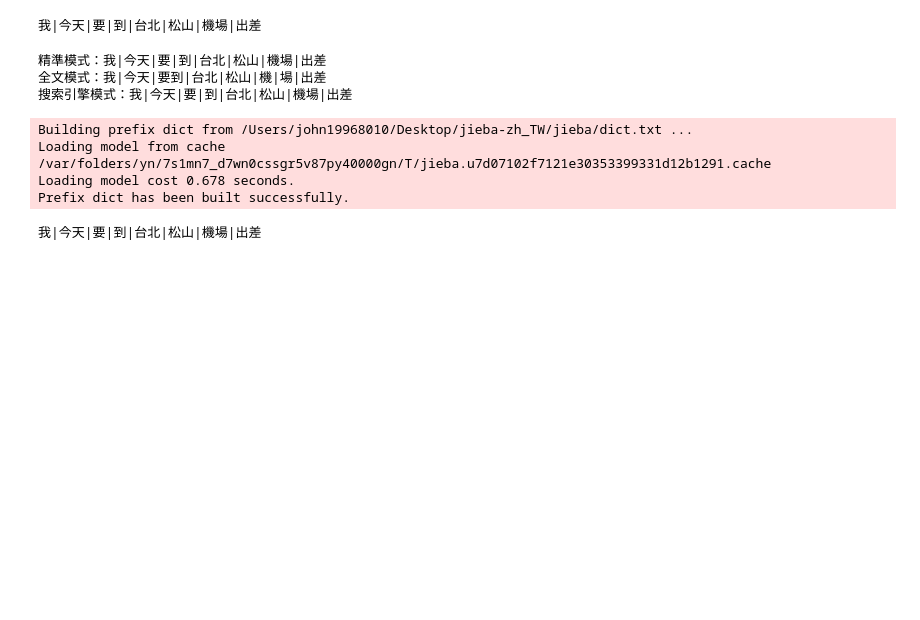
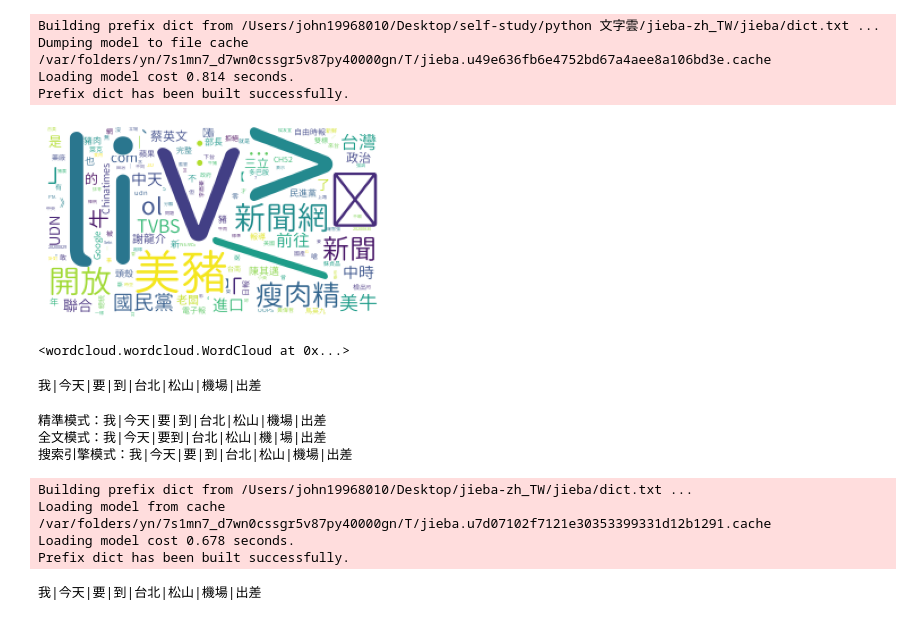
Before and after one commit to john19968010/python-WordCloud, a Jupyter notebook: News_analyze.ipynb, the cells around one changed output. Cells and saved outputs as stored; diff of their text form; code cells hidden in the pictures; blank space fills up the shorter version.

```diff
--- a/News_analyze.ipynb
+++ b/News_analyze.ipynb
@@ -3,6 +3,57 @@
 # https://newsapi.org/docs/client-libraries/python
 # newapi的函式庫
 # https://newsapi.org/docs/endpoints/everything
+# %%
+from wordcloud import WordCloud
+from PIL import Image
+import matplotlib.pyplot as plt
+import jieba
+import numpy as np
+from collections import Counter
+import nltk
+from newsapi import NewsApiClient
+import requests
+
+newsapi = NewsApiClient(api_key='db6f518f7a5349d98c710da1bcae06b9')
+res =requests.get('https://newsapi.org/v2/top-headlines?country=tw&category=business&q=美豬from=2020-08-30&to=2020-08-30&sortBy=popularity&apiKey=db6f518f7a5349d98c710da1bcae06b9')
+news = newsapi.get_everything(q='美豬',
+                              language='zh',
+                              from_param='2020-08-30',
+                              to='2020-08-30',
+                              sort_by='popularity',)
+des = ""
+for i in news['articles']:
+    des += i['description']
+
+
+jieba.set_dictionary('jieba-zh_TW/jieba/dict.txt')
+
+with open('jieba-zh_TW/jieba/stop_word.txt', 'r',encoding="utf-8") as f:
+    stops = f.read().split('\n')
+
+terms = []
+for t in jieba.cut(des, cut_all=False):
+    if t not in stops:
+        terms.append(t)
+diction = Counter(terms)
+
+# 從 Google 下載的中文字型
+font = 'GenJyuuGothicX-P-Normal.ttf'
+mask = np.array(Image.open("output.png"))
+wordcloud = WordCloud(background_color="white",mask=mask,font_path=font)
+wordcloud.generate_from_frequencies(diction)
+plt.imshow(wordcloud)
+plt.axis("off")
+plt.show()
+
+wordcloud.to_file("new_Wordcloud.png")
+# %% [output]
+Building prefix dict from /Users/john19968010/Desktop/self-study/python 文字雲/jieba-zh_TW/jieba/dict.txt ...
+Dumping model to file cache /var/folders/yn/7s1mn7_d7wn0cssgr5v87py40000gn/T/jieba.u49e636fb6e4752bd67a4aee8a106bd3e.cache
+Loading model cost 0.814 seconds.
+Prefix dict has been built successfully.
+[figure, added]
+<wordcloud.wordcloud.WordCloud at 0x...>
 # %%
 import jieba
 # %%
```
Also changed, not shown: 5 other files.
